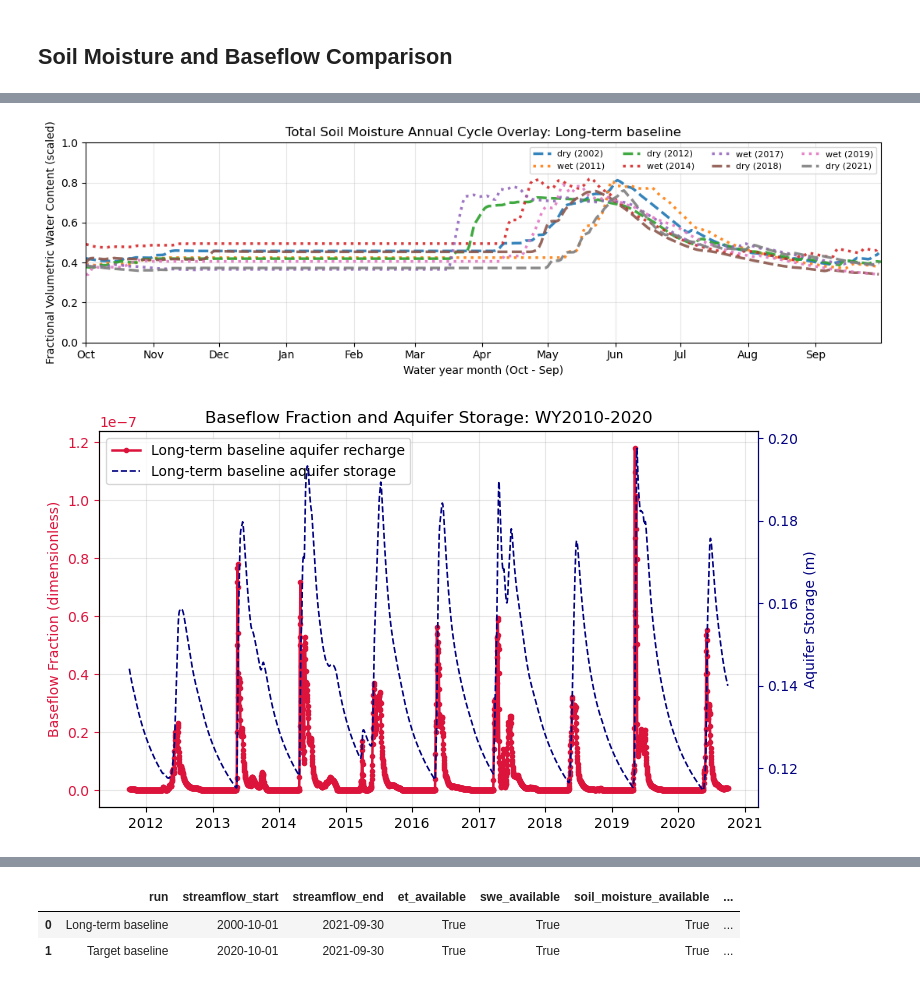
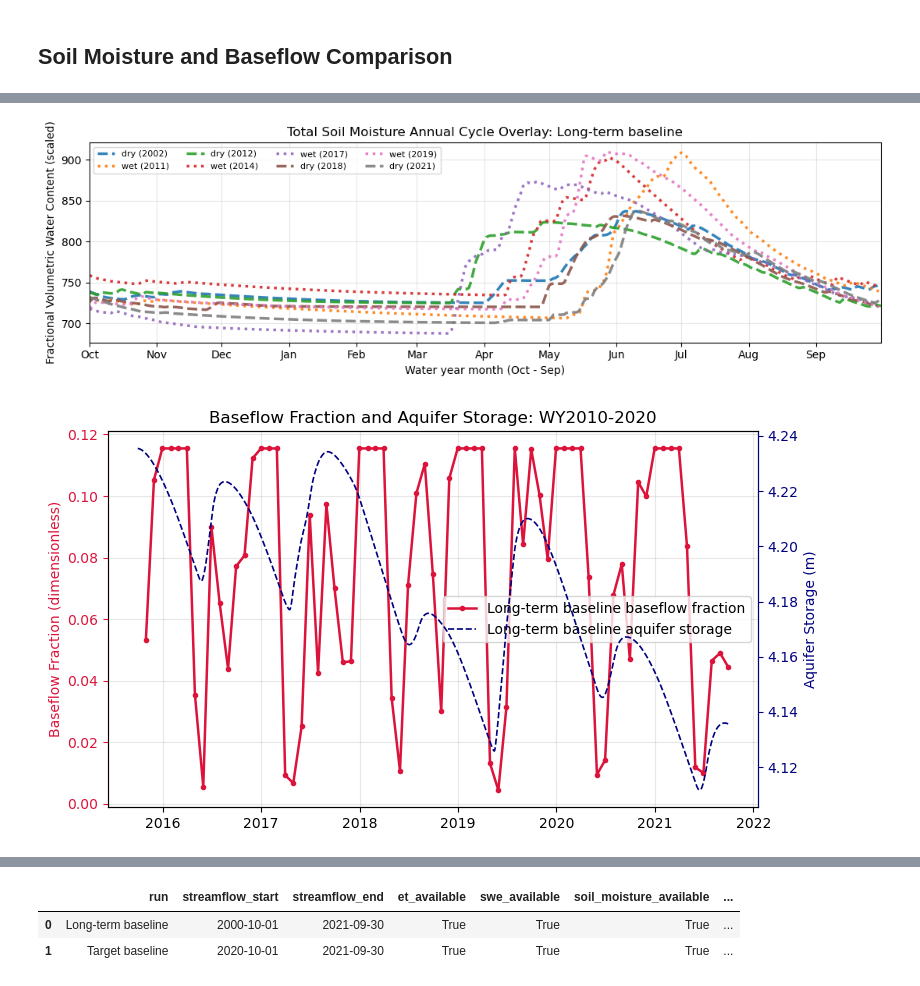
Before and after one commit to dlhogan97/CONFLUENCE-uwmtnhydro, a Jupyter notebook: ess-project/notebooks/Baseline_Run_Evaluation.ipynb, the cells around one changed output, grey strips where cells are left out. Cells and saved outputs as stored; diff of their text form; code cells hidden in the pictures.

Commit message:
updated to configs and optimizers

```diff
--- a/ess-project/notebooks/Baseline_Run_Evaluation.ipynb
+++ b/ess-project/notebooks/Baseline_Run_Evaluation.ipynb
@@ -45,8 +45,8 @@ Project root: /home/dlhogan/projects/forked-repos/CONFLUENCE-uwmtnhydro
 
 Set the config and experiment workspace first. If the baseline files are left as `None`, the notebook will try to detect them from the experiment directory.
 # %%
-EXPERIMENT_DIR = Path('/scratch/dlhogan/ess-project-data/domain_East_River_lumped/simulations/20260331_bigBuckt')
-CONFIG_PATH = EXPERIMENT_DIR / 'config_20260331_101738.yaml'
+EXPERIMENT_DIR = Path('/scratch/dlhogan/ess-project-data/domain_East_River_lumped/simulations/20260403_bigBuckt')
+CONFIG_PATH = EXPERIMENT_DIR / 'config_20260403_160431.yaml'
 
 LONGTERM_BASELINE_FILE = None
 TARGET_BASELINE_FILE = None
@@ -104,7 +104,7 @@ else:
     RESERVOIR_START_POINTS = [
         {'k_fast': 0.2, 'k_slow': 0.015, 'f_fast': 0.95},
     ]
-RESERVOIR_PARAMS = {'k_fast': 0.2, 'k_slow': 0.015, 'f_fast': 0.95}  # uncomment to skip manual candidate and rely solely on optimizer
+# RESERVOIR_PARAMS = {'k_fast': 0.2, 'k_slow': 0.015, 'f_fast': 0.95}  # uncomment to skip manual candidate and rely solely on optimizer
 
 # Additional optimizer seeds: list of dicts with k_fast/k_slow/f_fast, or None.
 # These are passed to the optimizer as extra starting points in addition to RESERVOIR_PARAMS
@@ -118,7 +118,7 @@ RESERVOIR_OPT_SEED = 42
 # Evaluation windows
 # ============================================================
 METRIC_WINDOWS = {
-    'Long-term baseline': {'label': 'Long-term window', 'start': '2011-10-01', 'end': '2020-09-30'},
+    'Long-term baseline': {'label': 'Long-term window', 'start': '2001-10-01', 'end': '2020-09-30'},
     'Target baseline':    {'label': 'WY2021',           'start': '2020-10-01', 'end': '2021-09-30'},
 }
 
@@ -138,7 +138,7 @@ RESERVOIR_CAL_WINDOW = {'start': config["CALIBRATION_PERIOD"].split(', ')[0],
 PLOT_RUNS = ['Long-term baseline']
 
 PLOT_WINDOWS = [
-    {'label': 'WY2010-2020', 'start': '2011-10-01', 'end': '2020-09-30'},
+    {'label': 'WY2010-2020', 'start': '2015-10-01', 'end': '2021-09-30'},
     # {'label': 'Snowmelt 2021', 'start': '2021-03-01', 'end': '2021-07-31'},
 ]
 
@@ -436,8 +437,8 @@ def compute_streamflow_metrics(obs_series, sim_series):
 def runoff_to_discharge(ds, basin_area_m2, use_linear_reservoir=False,):
     if use_linear_reservoir:
         runoff = ds['averageInstantRunoff'].squeeze().to_pandas()
-    elif 'scalarTotalRunoff' in ds:
-        runoff = ds['scalarTotalRunoff'].squeeze().to_pandas()
+    elif 'averageInstantRunoff' in ds:
+        runoff = ds['averageInstantRunoff'].squeeze().to_pandas()
     elif 'averageInstantRunoff' in ds:
         runoff = ds['averageInstantRunoff'].squeeze().to_pandas()
     else:
@@ -1194,7 +1195,7 @@ for window_name, window in metric_windows.items():
             print(f'  {run_name}: No simulation data in this window.')
             continue
         try:
-            metrics = compute_streamflow_metrics(obs_window, sim_window)
+            metrics = compute_streamflow_metrics(obs_window.resample('ME').mean(), sim_window.resample('ME').mean())
             print(f'  {run_name}: RMSE={metrics["rmse_cms"]:.2f} cms, Bias={metrics["bias_cms"]:.2f} cms, PBIAS={metrics["pbias_pct"]:.1f}%, Corr={metrics["corr"]:.3f}, NSE={metrics["nse"]:.3f}, KGE={metrics["kge"]:.3f}, logNSE={metrics["log_nse"]:.3f}')
         except ValueError as e:
             print(f'  {run_name}: Error computing metrics - {e}')
@@ -1328,12 +1378,12 @@ else:
             wy_start = pd.Timestamp(year=int(wy) - 1, month=10, day=1)
             wy_day = (group.index.normalize() - wy_start).days + 1
             valid = (wy_day >= 1) & (wy_day <= 366)
-            ax.plot(wy_day[valid], (group['soil_moisture'].values[valid]-50)/(400-50), linewidth=lw, linestyle=ls, alpha=0.9, label=label + f' ({wy})')
+            ax.plot(wy_day[valid], (group['soil_moisture'].values[valid]), linewidth=lw, linestyle=ls, alpha=0.9, label=label + f' ({wy})')
 
         ax.set_title(f'Total Soil Moisture Annual Cycle Overlay: {run_name}')
         ax.set_ylabel('Fractional Volumetric Water Content (scaled)')
         ax.set_xlim(1, 366)
-        ax.set_ylim(0, 1)
+        # ax.set_ylim(0, 1)
         ax.set_xticks(month_ticks)
         ax.set_xticklabels(month_labels)
         ax.grid(True, alpha=0.3)
@@ -1358,7 +1408,7 @@ for window in plot_windows:
 
     clipped_bf = clip_to_window(baseflow_daily[run_name].resample('ME').mean(), start, end)
     clipped_q_inst = clip_to_window(q_inst.resample('ME').mean(), start, end)
-    frac = (clipped_bf / clipped_q_inst.replace(0, np.nan)).dropna()
+    frac = (clipped_bf / clipped_q_inst).dropna()
     clipped_storage = clip_to_window(aquifer_storage_daily[run_name], start, end)
     clipped_recharge = clip_to_window(aquifer_recharge_daily[run_name], start, end)
 
@@ -1370,32 +1420,32 @@ for window in plot_windows:
         markersize=3,
         label=f'{run_name} baseflow fraction',
         color=left_color,
     )
     ax2.plot(
         clipped_storage.index,
         clipped_storage.values,
         linewidth=1.2,
         linestyle='--',
         label=f'{run_name} aquifer storage',
         color=right_color,
     )
 
     ax.set_title(f'Baseflow Fraction and Aquifer Storage: {label}')
     ax.set_ylabel('Baseflow Fraction (dimensionless)', color=left_color)
     ax2.set_ylabel('Aquifer Storage (m)', color=right_color)
 
     ax.tick_params(axis='y', colors=left_color)
     ax2.tick_params(axis='y', colors=right_color)
     ax.spines['left'].set_color(left_color)
     ax2.spines['right'].set_color(right_color)
     ax.grid(True, alpha=0.3)
 
     handles1, labels1 = ax.get_legend_handles_labels()
     handles2, labels2 = ax2.get_legend_handles_labels()
     ax.legend(handles1 + handles2, labels1 + labels2, loc='best')
 
     plt.tight_layout()
     plt.show()
 # %% [output]
-[figure, old version]
+[figure, new version]
-[figure, old version]
+[figure, new version]
```
Also changed, not shown: parts of 8 cells of this notebook, 8 other files.
